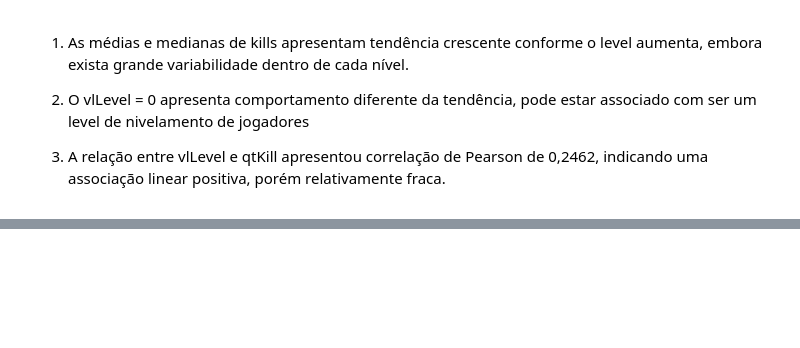
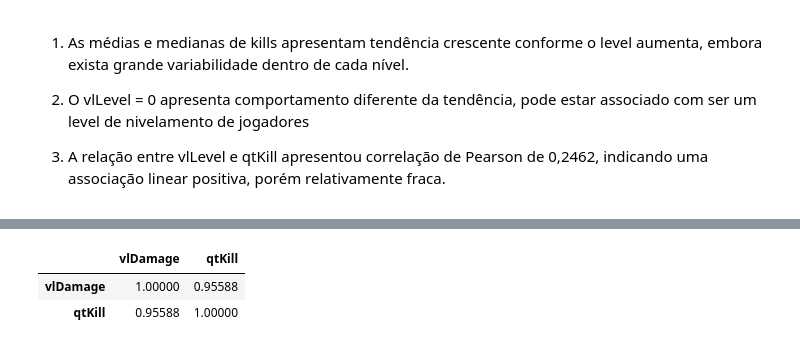
Before and after one commit to lucasccesar/Projeto-IA, a Jupyter notebook: notebooks/01_eda_dataset.ipynb, the cells around one changed output, grey strips where cells are left out. Drawn from its saved outputs; the diff is of its cells as text; code cells hidden in the pictures; blank space fills up the shorter version.

```diff
--- a/notebooks/01_eda_dataset.ipynb
+++ b/notebooks/01_eda_dataset.ipynb
@@ -1140,0 +1158,9 @@ plt.show()
+# %%
+# Calculando a correlação entre damage e kill
+correlacao = df[['vlDamage', 'qtKill']].corr(method='pearson')
+
+display(correlacao)
+# %% [output]
+|  | vlDamage | qtKill |
+| vlDamage | 1.00000 | 0.95588 |
+| qtKill | 0.95588 | 1.00000 |
```
Also changed, not shown: parts of 4 cells of this notebook.
